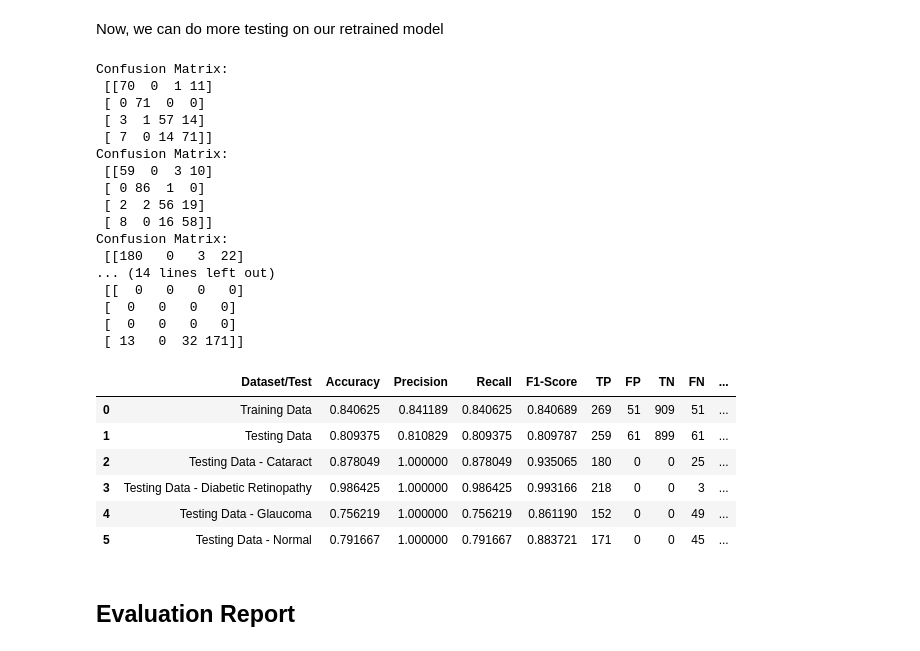
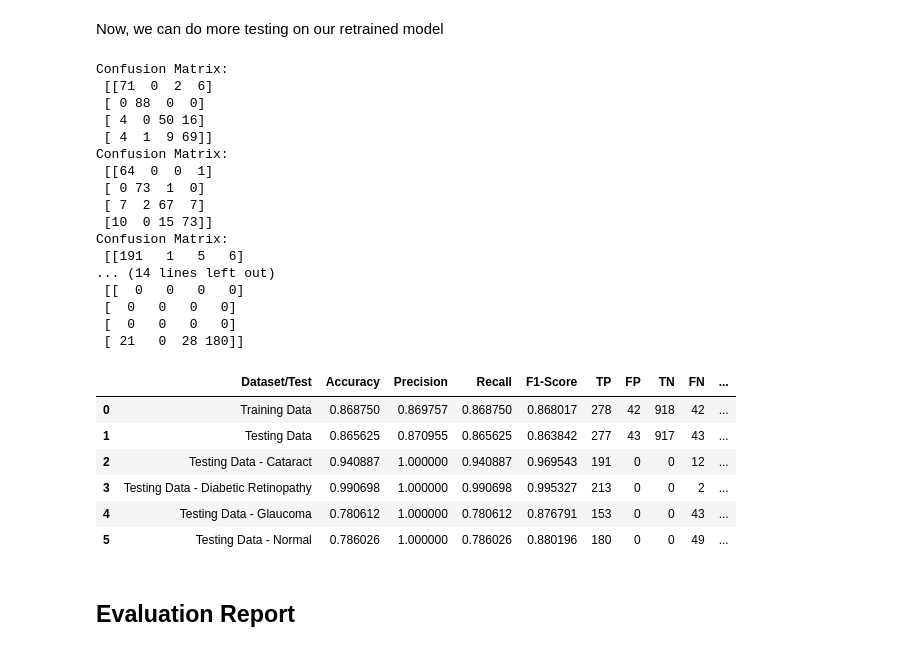
Before and after one commit to Josh9722/Eye-Disease-Classifier, a Jupyter notebook: AlexNetAttempt.ipynb, the cells around one changed output. Drawn from its saved outputs; the diff is of its cells as text; code cells hidden in the pictures.

```diff
--- a/AlexNetAttempt.ipynb
+++ b/AlexNetAttempt.ipynb
@@ -104,7 +106,7 @@ Batch size is used to specify the number of samples to be used in each iteration
 
 train_dataset, test_dataset = torch.utils.data.random_split(dataset, [0.8, 0.2])
 
-train_loader = torch.utils.data.DataLoader(train_dataset, batch_size=BATCH_SIZE, shuffle=True)
+train_loader = torch.utils.data.DataLoader(train_dataset, batch_size=BATCH_SIZE, shuffle=True, num_workers=6, pin_memory=True)
 test_loader = torch.utils.data.DataLoader(test_dataset, batch_size=BATCH_SIZE, shuffle=True)
 # %%
 # Display example image from the train loader to verify the data
@@ -512,7 +514,7 @@ Defining the model parameters
 input_channels = 3
 output_size = 4
 
-EPOCH = 60
+EPOCH = 80
 LR = 0.001
 number_of_images = 4000
 # %% [markdown]
@@ -655,9 +657,10 @@ Optional retraining for further increasing model performance.
 # %% [markdown]
 Here we change the training params as required to suit our retraining purposes
 # %%
-LR = 0.000125 # We reduce the learning rate to 0.000125
+LR = 0.000063 # We reduce the learning rate
 EPOCH = 20 # We reduce the number of epochs to 20 to train for another 20 epochs
 # %%
 pretrained_alexnet_model = torch.load('AlexNet_model_v1.pth') # Load model from the saved file name
-pre_trained_alexnet_model = train_model(pretrained_alexnet_model, train_loader, LR, EPOCH, number_of_images) # Additional training on this model
+
+pre_trained_alexnet_model = train_model(pretrained_alexnet_model, train_loader, LR, EPOCH) # Additional training on this model
 # %% [output]
@@ -697,51 +700,51 @@ datasets = [
 ]
 
 for name, class_label in datasets:
-    metrics = test_model(trained_alexnet_model, test_loader, number_of_images=300, class_label=class_label)
+    metrics = test_model(pre_trained_alexnet_model, test_loader, number_of_images=300, class_label=class_label)
     results.append([
         name,
         metrics["Accuracy"],
         metrics["Precision"],
         metrics["Recall"],
         metrics["F1-Score"],
         metrics["TP"],
         metrics["FP"],
         metrics["TN"],
         metrics["FN"],
         metrics["Total_Images"]
     ])
 
 # Display Enhanced Table
 df = pd.DataFrame(results, columns=[
     "Dataset/Test", "Accuracy", "Precision", "Recall", "F1-Score",
     "TP", "FP", "TN", "FN", "Total_Images"
 ])
 display(df)
 # %% [output]
 Confusion Matrix:
- [[70  0  1 11]
- [ 0 71  0  0]
- [ 3  1 57 14]
- [ 7  0 14 71]]
+ [[71  0  2  6]
+ [ 0 88  0  0]
+ [ 4  0 50 16]
+ [ 4  1  9 69]]
 Confusion Matrix:
- [[59  0  3 10]
- [ 0 86  1  0]
- [ 2  2 56 19]
- [ 8  0 16 58]]
+ [[64  0  0  1]
+ [ 0 73  1  0]
+ [ 7  2 67  7]
+ [10  0 15 73]]
 Confusion Matrix:
- [[180   0   3  22]
+ [[191   1   5   6]
 ... (14 lines left out)
  [[  0   0   0   0]
  [  0   0   0   0]
  [  0   0   0   0]
- [ 13   0  32 171]]
+ [ 21   0  28 180]]
 |  | Dataset/Test | Accuracy | Precision | Recall | F1-Score | TP | FP | TN | FN | ... |
-| 0 | Training Data | 0.840625 | 0.841189 | 0.840625 | 0.840689 | 269 | 51 | 909 | 51 | ... |
-| 1 | Testing Data | 0.809375 | 0.810829 | 0.809375 | 0.809787 | 259 | 61 | 899 | 61 | ... |
-| 2 | Testing Data - Cataract | 0.878049 | 1.000000 | 0.878049 | 0.935065 | 180 | 0 | 0 | 25 | ... |
-| 3 | Testing Data - Diabetic Retinopathy | 0.986425 | 1.000000 | 0.986425 | 0.993166 | 218 | 0 | 0 | 3 | ... |
-| 4 | Testing Data - Glaucoma | 0.756219 | 1.000000 | 0.756219 | 0.861190 | 152 | 0 | 0 | 49 | ... |
-| 5 | Testing Data - Normal | 0.791667 | 1.000000 | 0.791667 | 0.883721 | 171 | 0 | 0 | 45 | ... |
+| 0 | Training Data | 0.868750 | 0.869757 | 0.868750 | 0.868017 | 278 | 42 | 918 | 42 | ... |
+| 1 | Testing Data | 0.865625 | 0.870955 | 0.865625 | 0.863842 | 277 | 43 | 917 | 43 | ... |
+| 2 | Testing Data - Cataract | 0.940887 | 1.000000 | 0.940887 | 0.969543 | 191 | 0 | 0 | 12 | ... |
+| 3 | Testing Data - Diabetic Retinopathy | 0.990698 | 1.000000 | 0.990698 | 0.995327 | 213 | 0 | 0 | 2 | ... |
+| 4 | Testing Data - Glaucoma | 0.780612 | 1.000000 | 0.780612 | 0.876791 | 153 | 0 | 0 | 43 | ... |
+| 5 | Testing Data - Normal | 0.786026 | 1.000000 | 0.786026 | 0.880196 | 180 | 0 | 0 | 49 | ... |
 # %% [markdown]
 ## Evaluation Report
 # %% [markdown]
```
Also changed, not shown: parts of 6 cells of this notebook.
